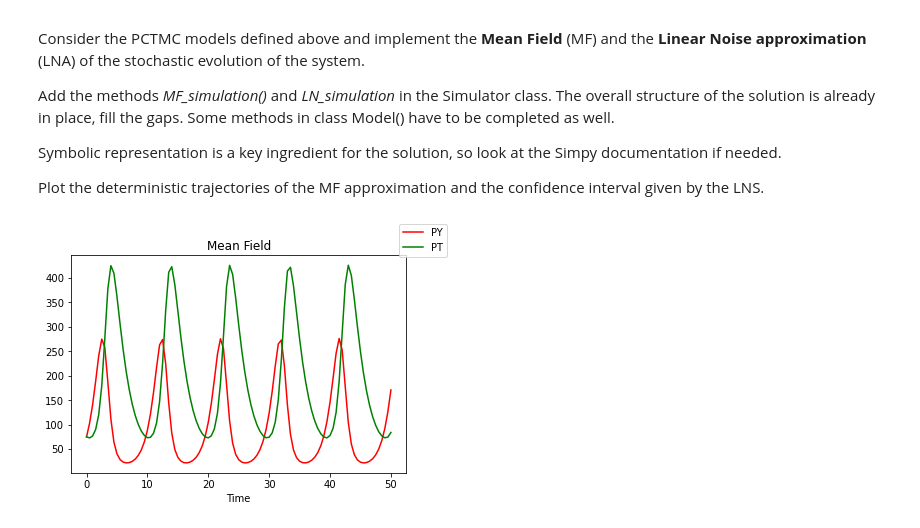
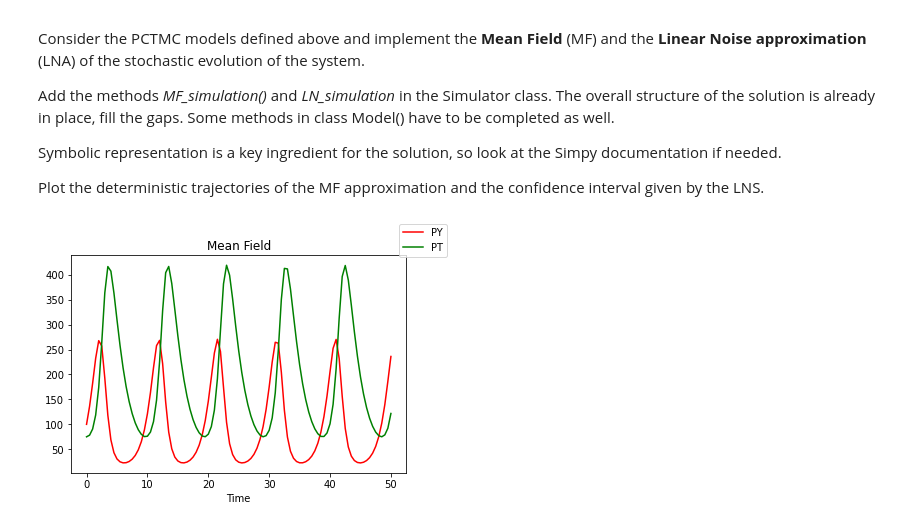
Before and after one commit to cima22/stochastic_modelling_and_simulation, a Jupyter notebook: pctmc/PCTMC.ipynb, the cells around one changed output. Cells and saved outputs as stored; diff of their text form; code cells hidden in the pictures.

```diff
--- a/pctmc/PCTMC.ipynb
+++ b/pctmc/PCTMC.ipynb
@@ -66,7 +65,7 @@ Possible events are: preys reproduce, predators eat preys and reproduce, predato
 def lotka_volterra():
     lv = Model()
     # Adding variables
-    lv.add_variable("PY", 75)
+    lv.add_variable("PY", 100)
     lv.add_variable("PT", 75)
     # Adding parameters
     lv.add_parameter("kpy", 1)
@@ -156,9 +185,10 @@ Symbolic representation is a key ingredient for the solution, so look at the Sim
 Plot the deterministic trajectories of the MF approximation and the confidence interval given by the LNS.
 # %%
 lv = lotka_volterra()
+sim = Simulator(lv)
 final_time = 50
 points = 100
 x = sim.MF_simulation(final_time,points)
 x.plot()
 # %% [output]
-[figure, old version]
+[figure, new version]
```
Also changed, not shown: parts of 6 cells of this notebook.
